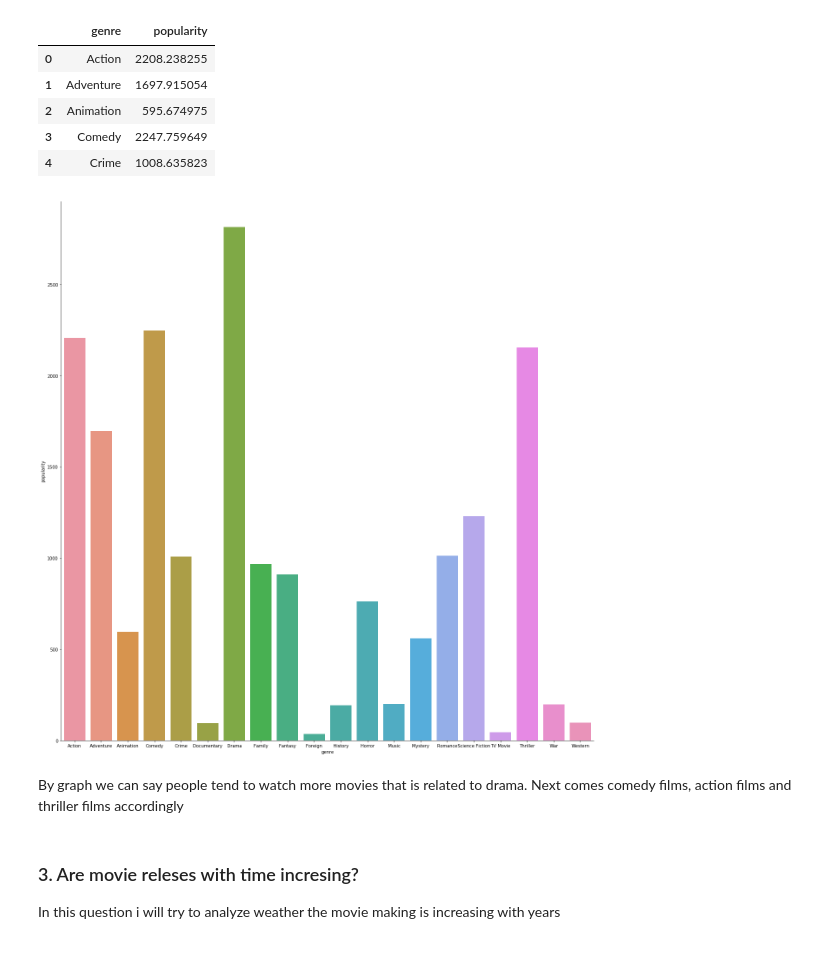
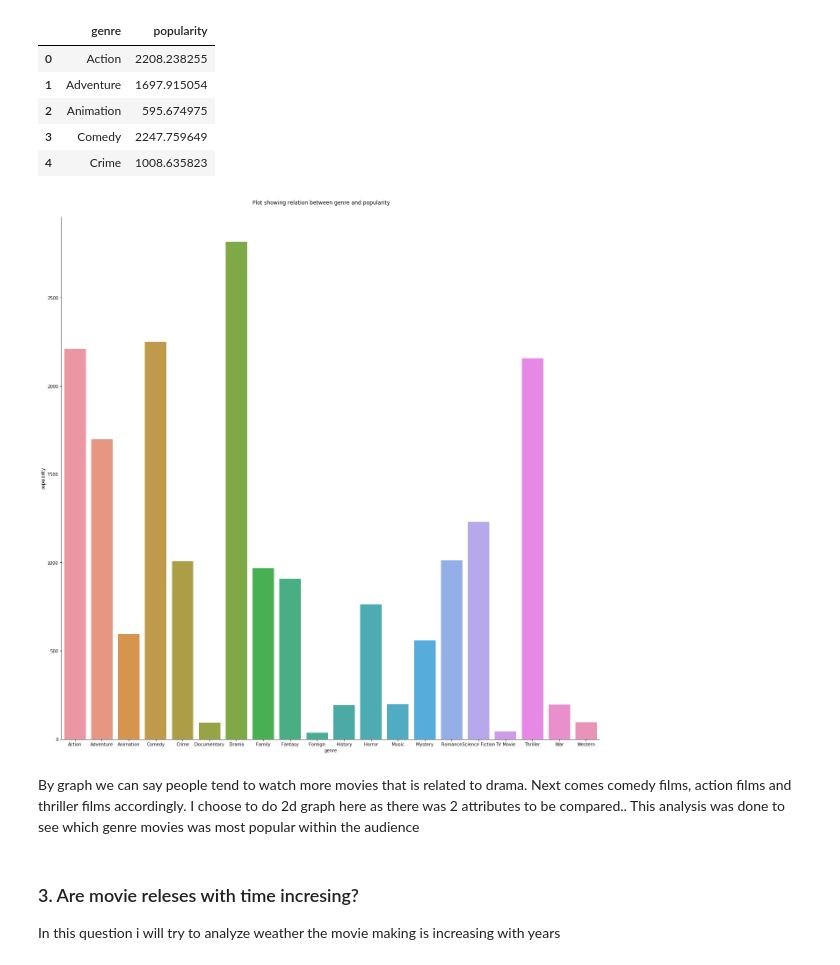
Before and after one commit to sumukhakaparthi/Movie-analysis, a Jupyter notebook: movie_analysis.ipynb, the cells around one changed output. Saved outputs shown, nothing was run; the diff lists cells and outputs as text; code cells hidden in the pictures.

```diff
--- a/movie_analysis.ipynb
+++ b/movie_analysis.ipynb
@@ -241,11 +241,16 @@ df_genre.head()
 | 4 | Crime | 1008.635823 |
 # %%
 #plotting
-sns.factorplot(x= 'genre', y = 'popularity', data = df_genre, kind = 'bar', size = 18);
+a = sns.factorplot(x= 'genre', y = 'popularity', data = df_genre, kind = 'bar', size = 18);
+#Plot tittle
+plt.subplots_adjust(top=0.95)
+a.fig.suptitle('Plot showing relation between genre and popularity')
+plt.show()
 # %% [output]
-[figure, old version]
+[figure, new version]
 # %% [markdown]
-By graph we can say people tend to watch more movies that is related to drama. Next comes comedy films, action films and thriller films accordingly
+By graph we can say people tend to watch more movies that is related to drama. Next comes comedy films, action films and thriller films accordingly. I choose to do 2d graph here as there was 2 attributes to be compared..
+This analysis was done to see which genre movies was most popular within the audience
 # %% [markdown]
 ### 3. Are movie releses with time incresing?
 In this question i will try to analyze weather the movie making is increasing with years
```
Also changed, not shown: parts of 6 cells of this notebook.
